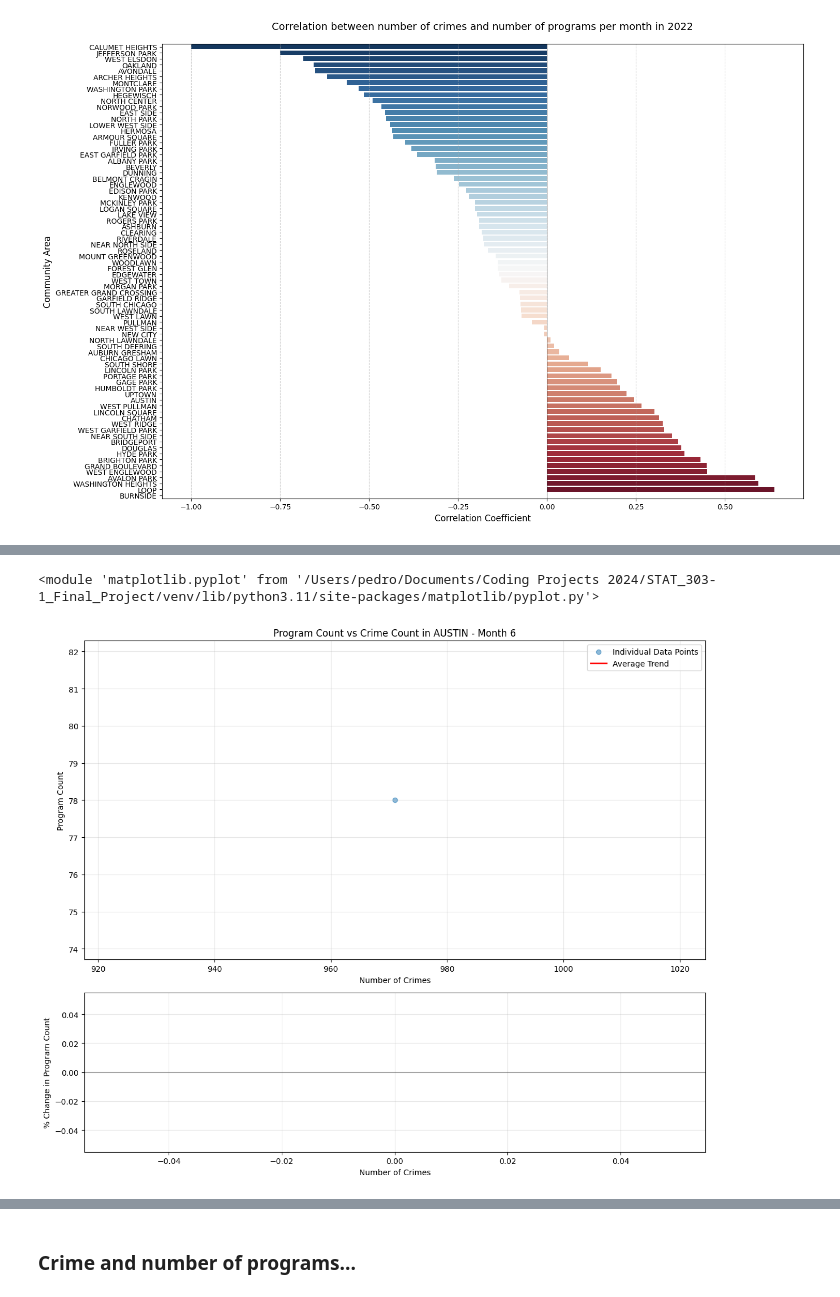
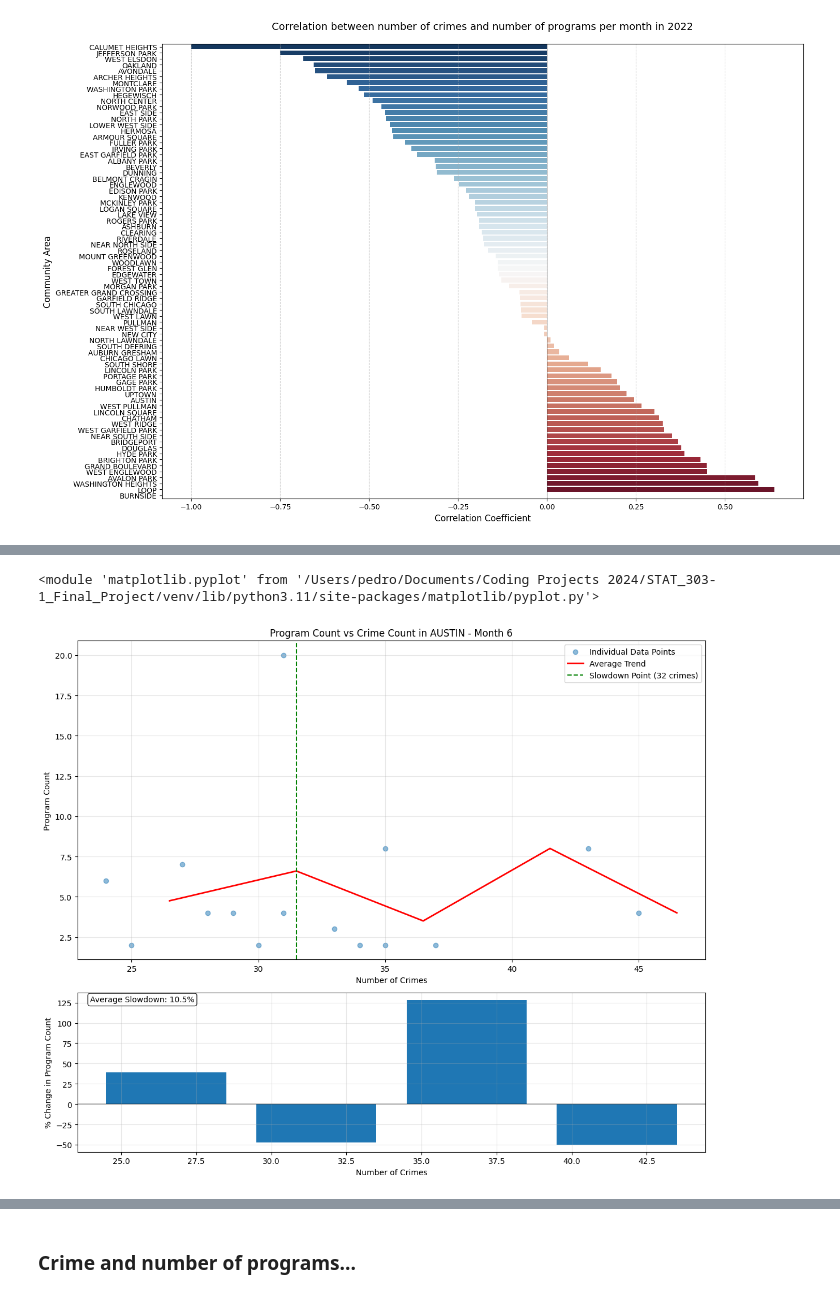
Before and after one commit to haydensterling05/STAT_303-1_Final_Project, a Jupyter notebook: proj.ipynb, the cells around one changed output, grey strips where cells are left out. Saved outputs shown, nothing was run; the diff lists cells and outputs as text; code cells hidden in the pictures.

```diff
--- a/proj.ipynb
+++ b/proj.ipynb
@@ -291,3 +314,23 @@ def analyze_program_slowdown(df, community, month, bin_size=5):
 
     plt.tight_layout()
     return plt
+# %%
+points_with_labels_2022 = points_with_labels[points_with_labels['Start Date'].dt.year == 2022].copy()
+points_with_labels_2022['date'] = points_with_labels_2022['Start Date'].dt.date  # Removes time component
+programs_by_day = points_with_labels_2022.groupby(['community', 'date']).size()
+programs_by_day = programs_by_day.reset_index(name='program_count')
+
+# Add day column to crimes dataframe
+crime_points_with_labels['date'] = crime_points_with_labels.Date.dt.date  # Removes time component
+crimes_by_day = crime_points_with_labels.groupby(['community', 'date']).size()
+crimes_by_day = crimes_by_day.reset_index(name='crime_count')
+
+# Merge the dataframes on community and date
+merged_daily_df = programs_by_day.merge(crimes_by_day, on=['community', 'date'])
+
+# If you want to add month and day columns separately for additional analysis:
+merged_daily_df['month'] = pd.to_datetime(merged_daily_df['date']).dt.month
+merged_daily_df['day'] = pd.to_datetime(merged_daily_df['date']).dt.day
+
+# Sort by date for time series analysis
+merged_daily_df = merged_daily_df.sort_values(['community', 'date'])
@@ -294,5 +353,5 @@ def analyze_program_slowdown(df, community, month, bin_size=5):
 # %%
-analyze_program_slowdown(merged_df, "AUSTIN", 6)
+analyze_program_slowdown(merged_daily_df, "AUSTIN", 6)
 # %% [output]
 <module 'matplotlib.pyplot' from '/Users/pedro/Documents/Coding Projects 2024/STAT_303-1_Final_Project/venv/lib/python3.11/site-packages/matplotlib/pyplot.py'>
-[figure, old version]
+[figure, new version]
```
Also changed, not shown: parts of 11 cells of this notebook.
